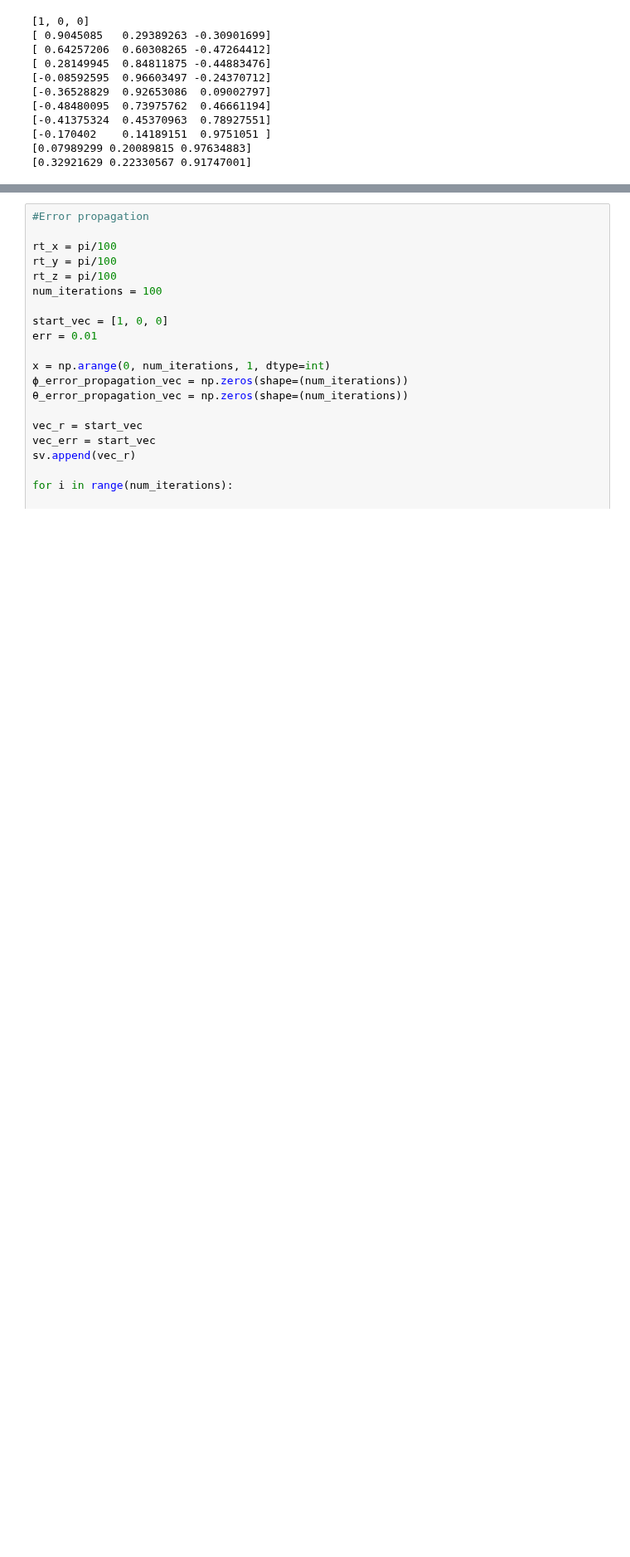
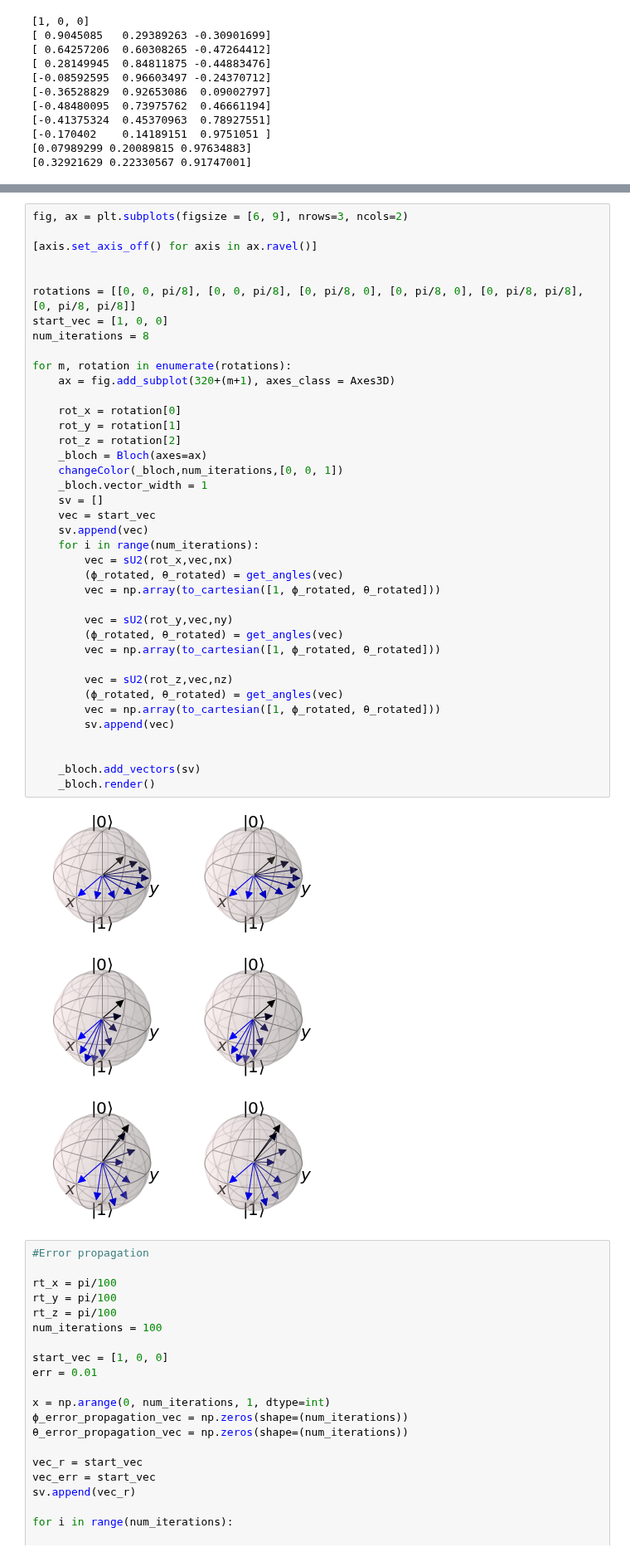
Before and after one commit to Sultanow/quantum, a Jupyter notebook: bloch_sphere/rotate_su2_qiskit_showcase.ipynb, the cells around one changed output, grey strips where cells are left out. Shown at 83% size. Saved outputs shown, nothing was run; the diff lists cells and outputs as text; blank space fills up the shorter version.

```diff
--- a/bloch_sphere/rotate_su2_qiskit_showcase.ipynb
+++ b/bloch_sphere/rotate_su2_qiskit_showcase.ipynb
@@ -486,3 +449,44 @@ TypeError: 'Axes3D' object is not subscriptable
+# %%
+fig, ax = plt.subplots(figsize = [6, 9], nrows=3, ncols=2)
+
+[axis.set_axis_off() for axis in ax.ravel()]
+
+
+rotations = [[0, 0, pi/8], [0, 0, pi/8], [0, pi/8, 0], [0, pi/8, 0], [0, pi/8, pi/8], [0, pi/8, pi/8]]
+start_vec = [1, 0, 0]
+num_iterations = 8
+
+for m, rotation in enumerate(rotations):
+    ax = fig.add_subplot(320+(m+1), axes_class = Axes3D)
+
+    rot_x = rotation[0]
+    rot_y = rotation[1]
+    rot_z = rotation[2]
+    _bloch = Bloch(axes=ax)
+    changeColor(_bloch,num_iterations,[0, 0, 1])
+    _bloch.vector_width = 1
+    sv = []
+    vec = start_vec
+    sv.append(vec)
+    for i in range(num_iterations):
+        vec = sU2(rot_x,vec,nx)
+        (ϕ_rotated, θ_rotated) = get_angles(vec)
+        vec = np.array(to_cartesian([1, ϕ_rotated, θ_rotated]))
+
+        vec = sU2(rot_y,vec,ny)
+        (ϕ_rotated, θ_rotated) = get_angles(vec)
+        vec = np.array(to_cartesian([1, ϕ_rotated, θ_rotated]))
+
+        vec = sU2(rot_z,vec,nz)
+        (ϕ_rotated, θ_rotated) = get_angles(vec)
+        vec = np.array(to_cartesian([1, ϕ_rotated, θ_rotated]))
+        sv.append(vec)
+
+
+    _bloch.add_vectors(sv)
+    _bloch.render()
+# %% [output]
+[figure, added]
 # %%
 #Error propagation
 
```
Also changed, not shown: parts of 1 cell of this notebook.
